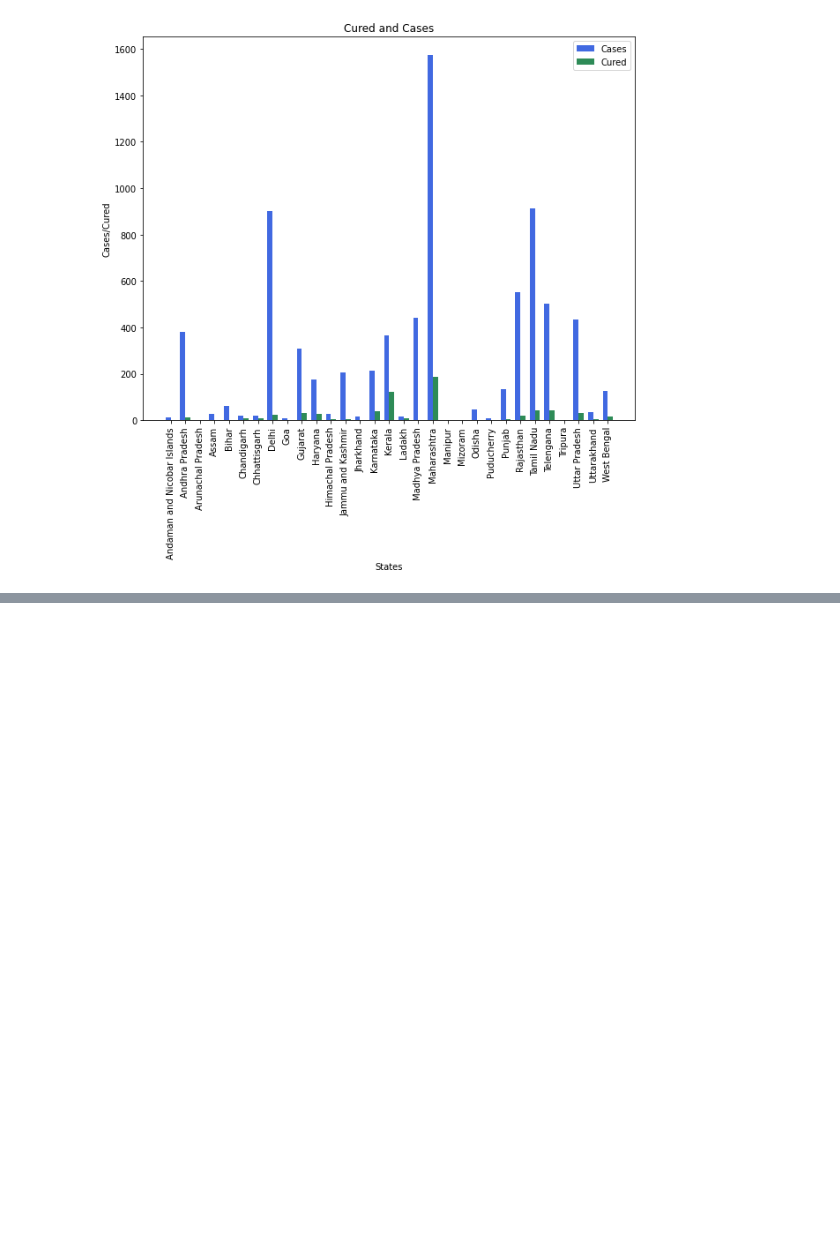
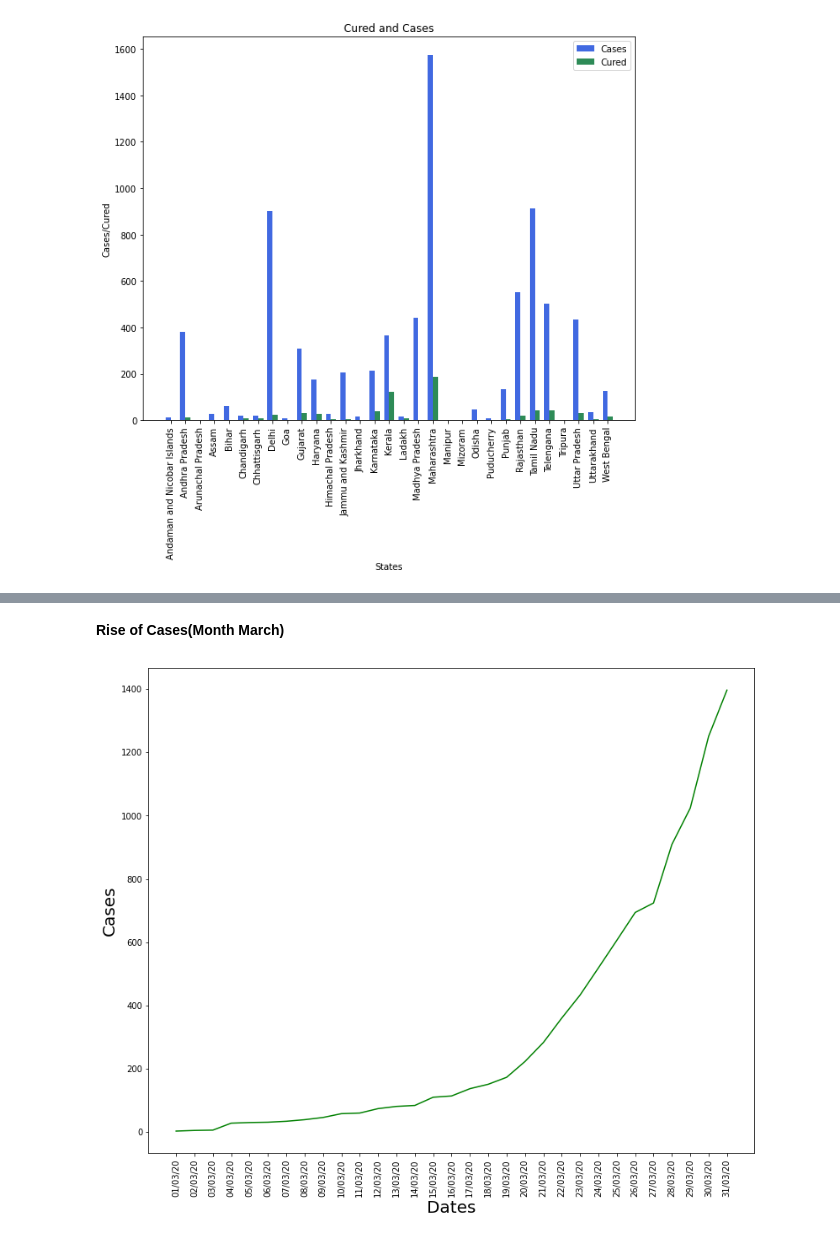
Before and after one commit to ShrayankM/Covid-19-India-Analysis, a Jupyter notebook: Covid_19_India_2.ipynb, the cells around one changed output, grey strips where cells are left out. Cells and saved outputs as stored; diff of their text form; code cells hidden in the pictures; blank space fills up the shorter version.

```diff
--- a/Covid_19_India_2.ipynb
+++ b/Covid_19_India_2.ipynb
@@ -159,0 +206,21 @@ plt.show()
+# %%
+cases_March = cases_count_March_April[0:31]
+cases_April = cases_count_March_April[31:]
+# %%
+dates_march = list(sorted_growth_dict.keys())[31:62]
+dates_april = list(sorted_growth_dict.keys())[62:]
+# %% [markdown]
+**Rise of Cases(Month March)**
+# %%
+fig = plt.figure()
+ax = fig.add_axes([0,0,1,1])
+dates = dates_march
+cases = cases_March
+ax.plot(dates,cases,color='green')
+plt.xlabel('Dates', fontsize=20)
+plt.ylabel('Cases', fontsize=20)
+plt.xticks(rotation=90)
+plt.gcf().set_size_inches([10,8])
+plt.show()
+# %% [output]
+[figure, added]
```
Also changed, not shown: parts of 27 cells of this notebook.
